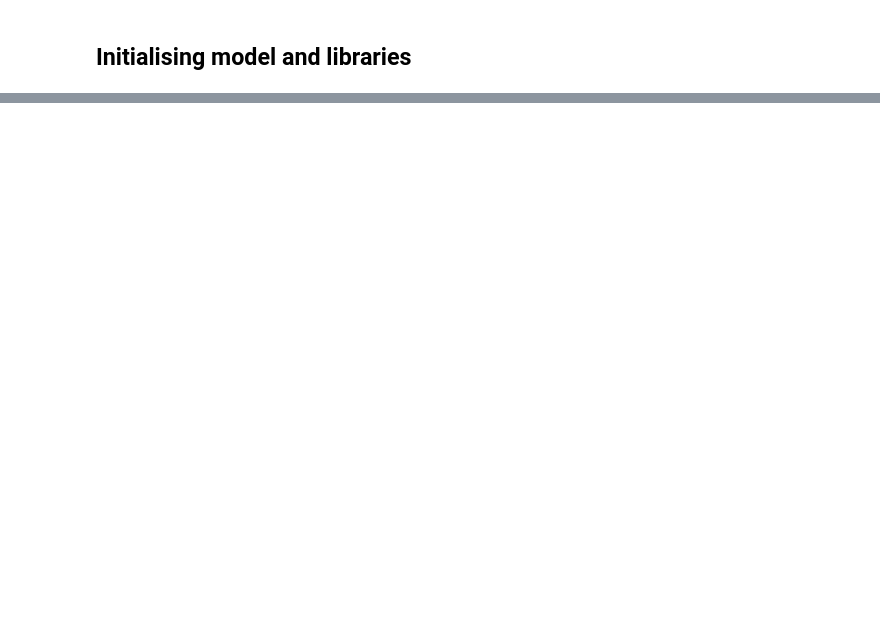
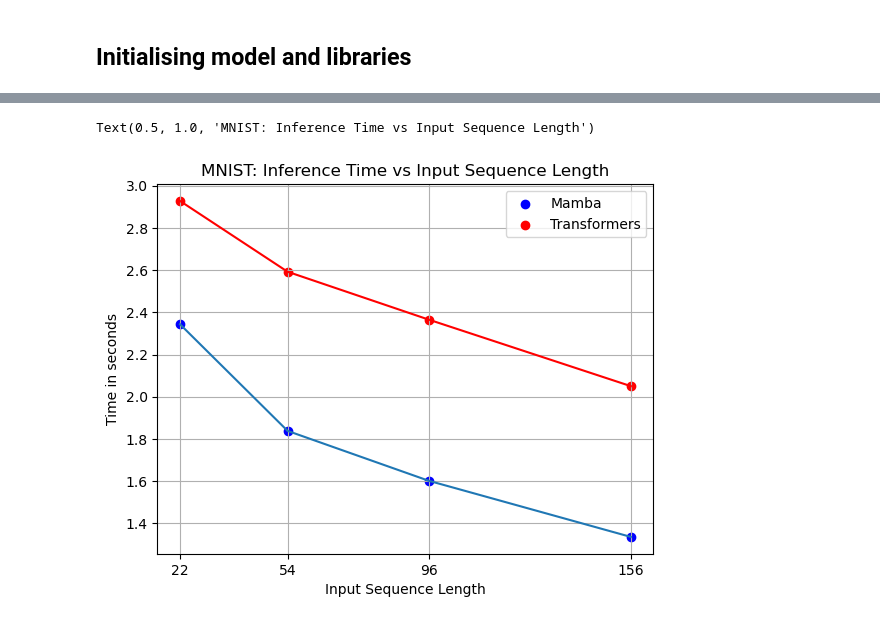
Before and after one commit to AmanKukde/FourierImageTransformer, a Jupyter notebook: examples/Super-Resolution - MNIST Example.ipynb, the cells around one changed output, grey strips where cells are left out. Cells and saved outputs as stored; diff of their text form; code cells hidden in the pictures; blank space fills up the shorter version.

```diff
--- a/examples/Super-Resolution - MNIST Example.ipynb
+++ b/examples/Super-Resolution - MNIST Example.ipynb
@@ -259,0 +235,14 @@ torch.Size([2016, 2])
+# %%
+plt.plot([22,54,96,156],[2.343625068664551,1.8382294178009033,1.6017119884490967,1.3361268043518066])
+plt.plot([22,54,96,156],[2.9275031089782715,2.5919904708862305,2.364957332611084,2.05022931098938], c = 'r')
+plt.scatter([22,54,96,156],[2.343625068664551,1.8382294178009033,1.6017119884490967,1.3361268043518066],c='b',label = 'Mamba')
+plt.scatter([22,54,96,156],[2.9275031089782715,2.5919904708862305,2.364957332611084,2.05022931098938],c='r',label = 'Transformers')
+plt.xticks([22,54,96,156])
+plt.xlabel('Input Sequence Length')
+plt.ylabel('Time in seconds')
+plt.grid()
+plt.legend()
+plt.title('MNIST: Inference Time vs Input Sequence Length')
+# %% [output]
+Text(0.5, 1.0, 'MNIST: Inference Time vs Input Sequence Length')
+[figure, added]
```
Also changed, not shown: parts of 6 cells of this notebook, 7 other files.
